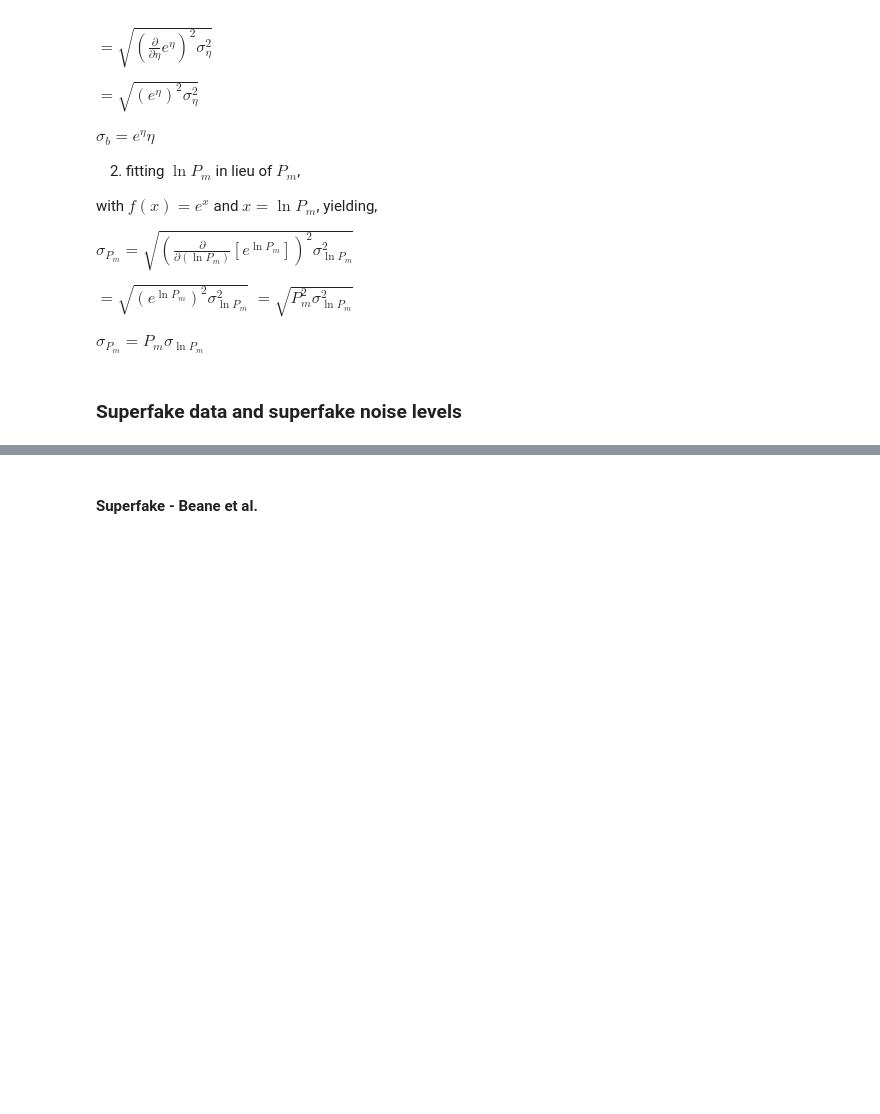
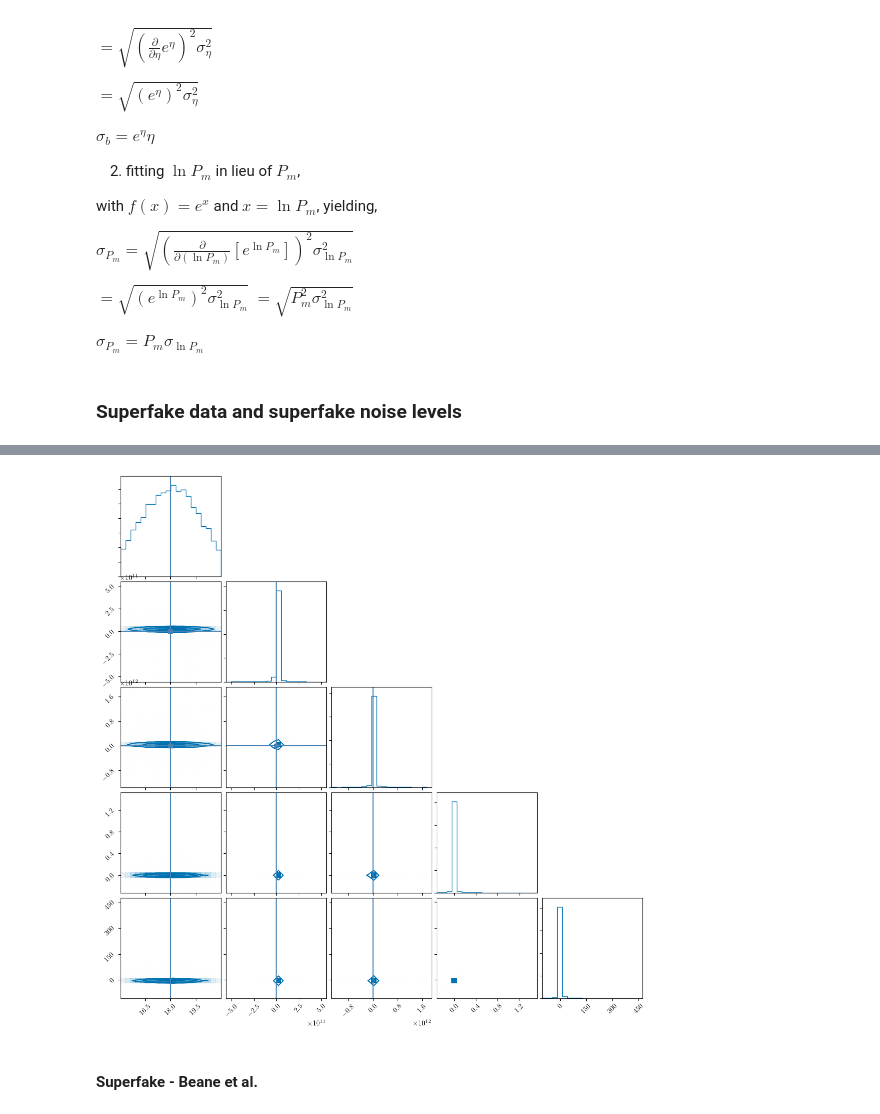
Before and after one commit to lisaleemcb/deprism, a Jupyter notebook: generate_spectra.ipynb, the cells around one changed output, grey strips where cells are left out. Saved outputs shown, nothing was run; the diff lists cells and outputs as text; code cells hidden in the pictures; blank space fills up the shorter version.

```diff
--- a/generate_spectra.ipynb
+++ b/generate_spectra.ipynb
@@ -2137,20 +2209,0 @@ os.environ["OMP_NUM_THREADS"] = "1"
-# %%
-spectra, std = analysis.noisey_spectra(spectra_sf[1], frac_error=.25)
-data = utils.fetch_data(k_indices, spectra_sf[1], b_0=params_sf['b_i'])
-N, n = analysis.get_noise(k_indices, std, params_sf['b_i'])
-
-start = time.time()
-Beane = fitting.Beane_et_al(spectra_sf[1], n[0], n[1], n[2], N_modes, k_indices)
-MCMC = fitting.MCMC_results(params_sf, k_indices, data, model, N,
-                            nsteps=1e5, priors_width=.25, parallel=False)
-
-end = time.time()
-multi_data_time = end - start
-
-print("MCMC took {0:.1f} seconds".format(multi_data_time))
-
-P_ii_samples = analysis.add_P(MCMC[0], k_indices, (0,0))
-#ind = MCMC[1].argmax()
-
-#Beanes_sf.append((Beane[0][k_indices], Beane[1][k_indices]))
-#MCMCs_sf.append(P_ii_samples)
@@ -2214,10 +2235,11 @@ MCMC_flat_b = fitting.MCMC_results(params_sf, k_indices, data, model, N,
 # %%
 fig = corner.corner(analysis.add_P(MCMC_gaussian[0], [1], (0,0)),
-                    color=colors[0], plot_datapoints=False, range=np.ones(ndim) * .99)
+                    color=colors[0], plot_datapoints=False, range=np.ones(ndim+1) * .9, truths=p_sf_tot)
 
-axes = np.array(fig.axes).reshape((ndim, ndim))
+axes = np.array(fig.axes).reshape((ndim+1, ndim+1))
 
 ranges = []
 
-for i in range(ndim):
+for i in range(ndim+1):
     ranges.append(axes[i,i].get_xlim())
+# %% [output]
@@ -2224,3 +2252,4 @@ for i in range(ndim):
+[figure, added]
 # %%
 ranges
 # %%
```
Also changed, not shown: parts of 61 cells of this notebook, 2 other files.
